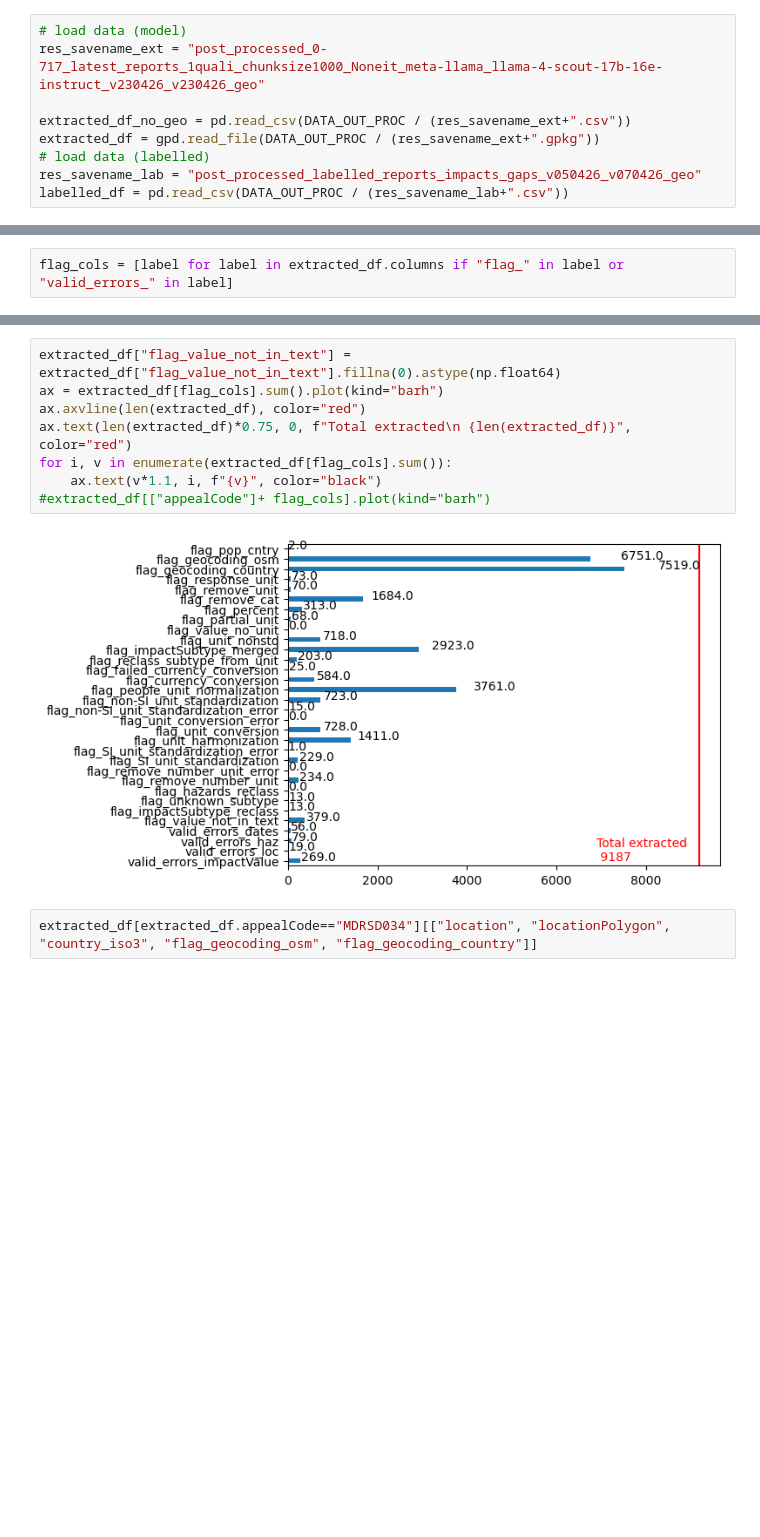
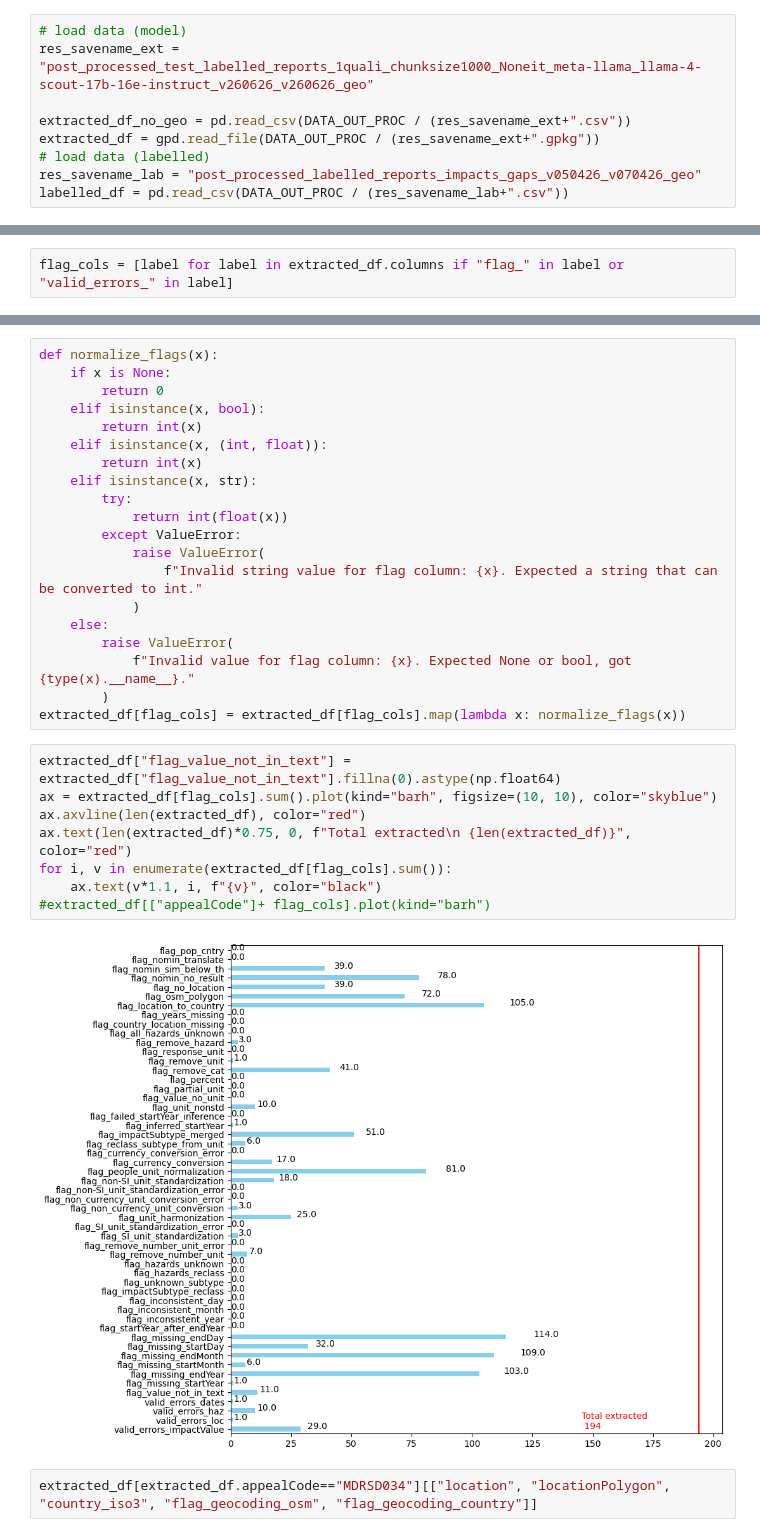
Before and after one commit to luseverin/ROUGE_database, a Jupyter notebook: analysis/inspect_flags.ipynb, the cells around one changed output, grey strips where cells are left out. Saved outputs shown, nothing was run; the diff lists cells and outputs as text; blank space fills up the shorter version.

```diff
--- a/analysis/inspect_flags.ipynb
+++ b/analysis/inspect_flags.ipynb
@@ -8,7 +8,7 @@ from src.data_format import format_output
 from src.data import DATA_OUT_PROC, DATA_FIGURE
 # %%
 # load data (model)
-res_savename_ext = "post_processed_0-717_latest_reports_1quali_chunksize1000_Noneit_meta-llama_llama-4-scout-17b-16e-instruct_v230426_v230426_geo"
+res_savename_ext = "post_processed_test_labelled_reports_1quali_chunksize1000_Noneit_meta-llama_llama-4-scout-17b-16e-instruct_v260626_v260626_geo"
 
 extracted_df_no_geo = pd.read_csv(DATA_OUT_PROC / (res_savename_ext+".csv"))
 extracted_df = gpd.read_file(DATA_OUT_PROC / (res_savename_ext+".gpkg"))
@@ -220,13 +164,33 @@ extracted_df[extracted_df.flag_geocoding_country==16]
+# %%
+def normalize_flags(x):
+    if x is None:
+        return 0
+    elif isinstance(x, bool):
+        return int(x)
+    elif isinstance(x, (int, float)):
+        return int(x)
+    elif isinstance(x, str):
+        try:
+            return int(float(x))
+        except ValueError:
+            raise ValueError(
+                f"Invalid string value for flag column: {x}. Expected a string that can be converted to int."
+            )
+    else:
+        raise ValueError(
+            f"Invalid value for flag column: {x}. Expected None or bool, got {type(x).__name__}."
+        )
+extracted_df[flag_cols] = extracted_df[flag_cols].map(lambda x: normalize_flags(x))
 # %%
 extracted_df["flag_value_not_in_text"] = extracted_df["flag_value_not_in_text"].fillna(0).astype(np.float64)
-ax = extracted_df[flag_cols].sum().plot(kind="barh")
+ax = extracted_df[flag_cols].sum().plot(kind="barh", figsize=(10, 10), color="skyblue")
 ax.axvline(len(extracted_df), color="red")
 ax.text(len(extracted_df)*0.75, 0, f"Total extracted\n {len(extracted_df)}", color="red")
 for i, v in enumerate(extracted_df[flag_cols].sum()):
     ax.text(v*1.1, i, f"{v}", color="black")
 #extracted_df[["appealCode"]+ flag_cols].plot(kind="barh")
 # %% [output]
-[figure, old version]
+[figure, new version]
 # %%
 extracted_df[extracted_df.appealCode=="MDRSD034"][["location", "locationPolygon", "country_iso3", "flag_geocoding_osm", "flag_geocoding_country"]]
 # %% [output]
```
Also changed, not shown: parts of 15 cells of this notebook, 6 other files.
